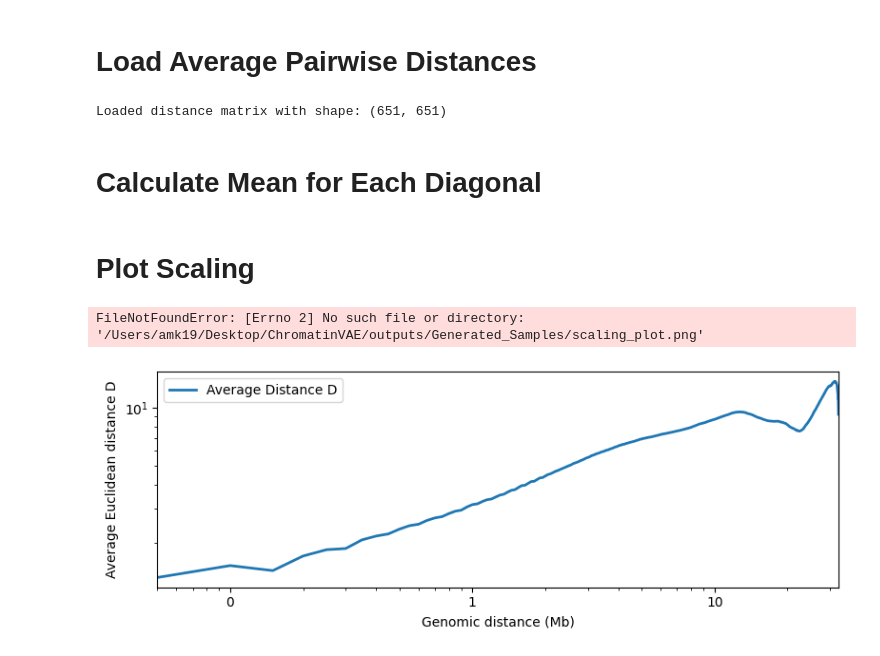
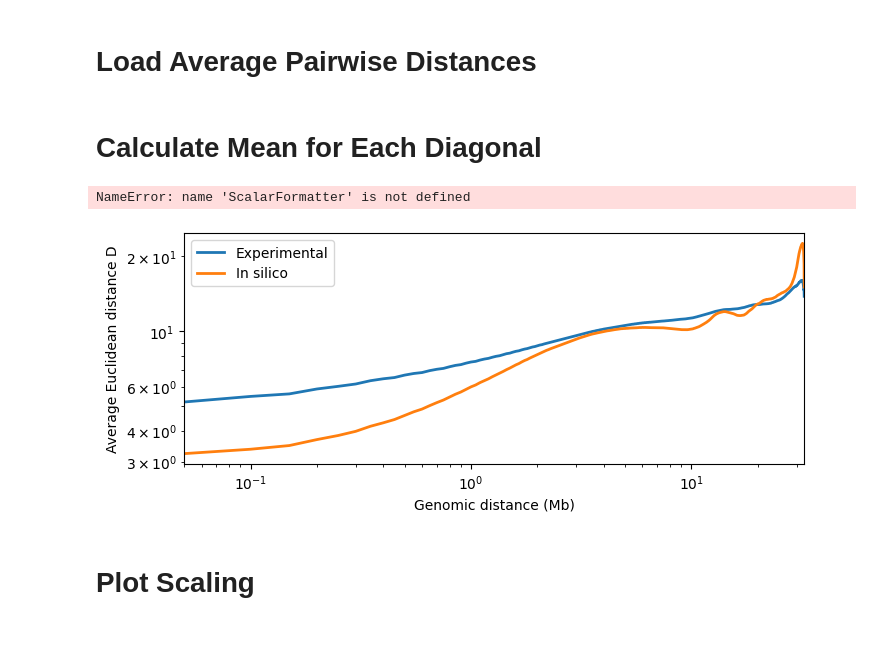
Before and after one commit to AKuhn100/ChromVAE, a Jupyter notebook: scripts/Plotting/scaling_plot.ipynb, the cells around one changed output. Saved outputs shown, nothing was run; the diff lists cells and outputs as text; code cells hidden in the pictures.

```diff
--- a/scripts/Plotting/scaling_plot.ipynb
+++ b/scripts/Plotting/scaling_plot.ipynb
@@ -7,3 +9,13 @@ SCALLING_OUTPUT = "/scratch/amk19/ChromVAE/ChromVAE/outputs/Training_Set/scaling
+# %%
+PDB_PATH = "/scratch/amk19/ChromVAE/ChromVAE/outputs/Generated_Samples/Large_Latent_Dim/Beta_0.0001/generated_samples_training_distribution.pdb"
+MODEL_PATH = "/scratch/amk19/ChromVAE/ChromVAE/outputs/Large_Latent_Dim/trained_vae_model_RMSD_64_Latent_Dim.pt"
+AVERAGE_DISTANCE_PATH = "/scratch/amk19/ChromVAE/ChromVAE/outputs/Large_Latent_Dim/average_distances.npy"
+DISTANCE_OUTPUT = "/scratch/amk19/ChromVAE/ChromVAE/outputs/Large_Latent_Dim/distance_map.png"
+RADIUS_OF_GYRATION_OUTPUT = "/scratch/amk19/ChromVAE/ChromVAE/outputs/Large_Latent_Dim/radius_of_gyration.png"
+RADIUS_OF_GYRATION_DISTRIBUTION_OUTPUT = "/scratch/amk19/ChromVAE/ChromVAE/outputs/Large_Latent_Dim/radius_of_gyration_distribution.png"
+DISTRIBUTION_OUTPUT_1 = "/scratch/amk19/ChromVAE/ChromVAE/outputs/Large_Latent_Dim/Distribution_of_Latent_Variable_1.png"
+DISTRIBUTION_OUTPUT_2 = "/scratch/amk19/ChromVAE/ChromVAE/outputs/Large_Latent_Dim/Distribution_of_Latent_Variable_2.png"
+SCALLING_OUTPUT = "/scratch/amk19/ChromVAE/ChromVAE/outputs/Large_Latent_Dim/scaling_plot.png"
 # %% [markdown]
 # Load PDB
 # %%
@@ -66,8 +75,6 @@ import numpy as np
 # Load the saved average distances
 average_distances = np.load(AVERAGE_DISTANCE_PATH)
 print(f"Loaded distance matrix with shape: {average_distances.shape}")
-# %% [output]
-Loaded distance matrix with shape: (651, 651)
 # %% [markdown]
 # Calculate Mean for Each Diagonal
 # %%
@@ -80,6 +87,58 @@ for i in range(np.shape(average_distances)[0]):
 
 D = np.array(D1)
 err = np.array(err)
+# %%
+from Bio.PDB import PDBParser
+import numpy as np
+import matplotlib.pyplot as plt
+# Compare experimental vs in silico scaling
+EXPERIMENTAL_DISTANCE_PATH = "/scratch/amk19/ChromVAE/ChromVAE/outputs/Training_Set/average_distances.npy"
+IN_SILICO_DISTANCE_PATH = "/scratch/amk19/ChromVAE/ChromVAE/outputs/Large_Latent_Dim/average_distances.npy"
+BIN_SIZE_BP = 50_000
+MAX_MB = 35
+
+experimental_distances = np.load(EXPERIMENTAL_DISTANCE_PATH)
+in_silico_distances = np.load(IN_SILICO_DISTANCE_PATH)
+
+
+def compute_scaling_profile(distance_matrix: np.ndarray) -> tuple[np.ndarray, np.ndarray]:
+    means = []
+    stds = []
+    for offset in range(distance_matrix.shape[0]):
+        diag = np.diag(distance_matrix, k=offset)
+        means.append(np.mean(diag))
+        stds.append(np.std(diag))
+    return np.array(means), np.array(stds)
+
+
+def make_genomic_distance_axis(num_bins: int) -> np.ndarray:
+    return np.arange(num_bins) * BIN_SIZE_BP / 1e6
+
+
+D_exp, err_exp = compute_scaling_profile(experimental_distances)
+D_silico, err_silico = compute_scaling_profile(in_silico_distances)
+
+gen_dist_exp = make_genomic_distance_axis(D_exp.shape[0])
+gen_dist_silico = make_genomic_distance_axis(D_silico.shape[0])
+
+max_idx = min((gen_dist_exp <= MAX_MB).nonzero()[0].max(), (gen_dist_silico <= MAX_MB).nonzero()[0].max())
+
+fig, ax = plt.subplots(nrows=1, ncols=1, figsize=(8, 3))
+ax.loglog(gen_dist_exp[1:max_idx + 1], D_exp[1:max_idx + 1], color="C0", linewidth=2, label="Experimental")
+ax.loglog(gen_dist_silico[1:max_idx + 1], D_silico[1:max_idx + 1], color="C1", linewidth=2, label="In silico")
+
+ax.set_xlabel("Genomic distance (Mb)")
+ax.set_ylabel("Average Euclidean distance D")
+ax.set_xlim(gen_dist_exp[1], gen_dist_exp[max_idx])
+ax.legend()
+
+ax.xaxis.set_major_formatter(ScalarFormatter())
+ax.xaxis.get_major_formatter().set_scientific(False)
+
+fig.tight_layout()
+# %% [output]
+NameError: name 'ScalarFormatter' is not defined
+[figure, added]
 # %% [markdown]
 # Plot Scaling
 # %%
@@ -109,6 +168,3 @@ ax.xaxis.get_major_formatter().set_scientific(False)
 
 fig.tight_layout()
 fig.savefig(SCALLING_OUTPUT, dpi=400)
-# %% [output]
-FileNotFoundError: [Errno 2] No such file or directory: '/Users/amk19/Desktop/ChromatinVAE/outputs/Generated_Samples/scaling_plot.png'
-[figure, removed]
```
Also changed, not shown: parts of 3 cells of this notebook, 5 other files.
